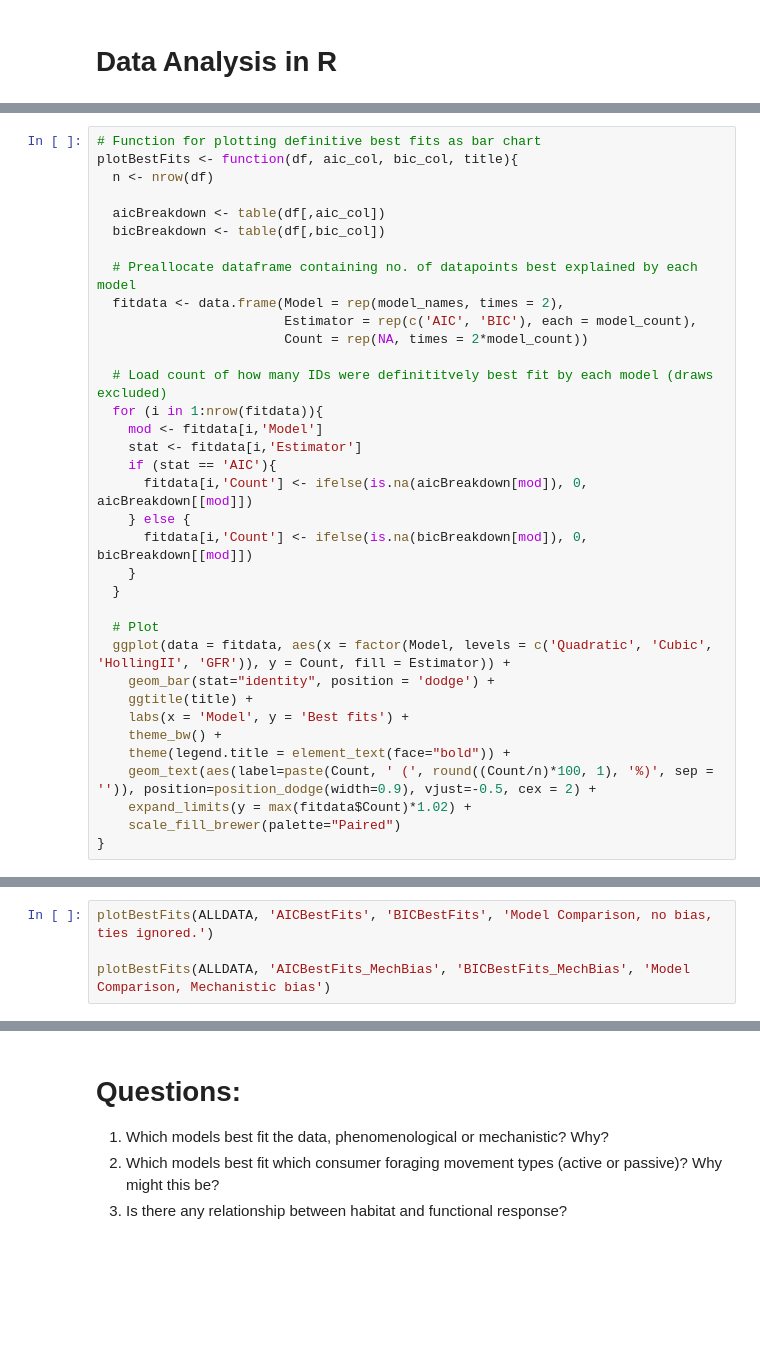
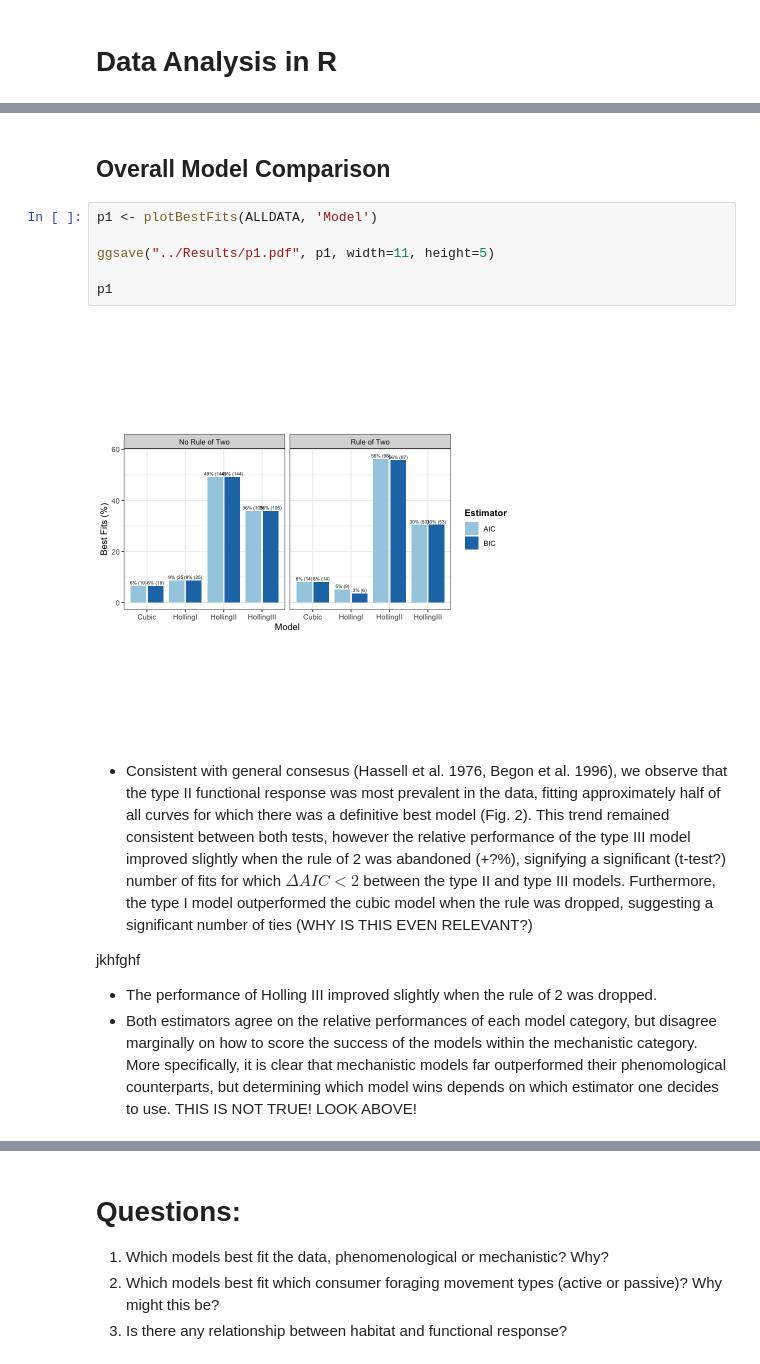
Before and after one commit to ldswaby/CMEECourseWork, a Jupyter notebook: MiniProject/Notes/Data_Analysis_in_R.ipynb, the cells around one changed output, grey strips where cells are left out. Saved outputs shown, nothing was run; the diff lists cells and outputs as text; blank space fills up the shorter version.

```diff
--- a/MiniProject/Notes/Data_Analysis_in_R.ipynb
+++ b/MiniProject/Notes/Data_Analysis_in_R.ipynb
@@ -92,35 +257,0 @@ ALLDATA <- right_join(metadata, statsWithFits, by = "ID") # create df of all rel
-# %%
-# Function for plotting definitive best fits as bar chart
-plotBestFits <- function(df, aic_col, bic_col, title){
-  n <- nrow(df)
-
-  aicBreakdown <- table(df[,aic_col])
-  bicBreakdown <- table(df[,bic_col])
-
-  # Preallocate dataframe containing no. of datapoints best explained by each model
-  fitdata <- data.frame(Model = rep(model_names, times = 2),
-                        Estimator = rep(c('AIC', 'BIC'), each = model_count),
-                        Count = rep(NA, times = 2*model_count))
-
-  # Load count of how many IDs were definititvely best fit by each model (draws excluded)
-  for (i in 1:nrow(fitdata)){
-    mod <- fitdata[i,'Model']
-    stat <- fitdata[i,'Estimator']
-    if (stat == 'AIC'){
-      fitdata[i,'Count'] <- ifelse(is.na(aicBreakdown[mod]), 0, aicBreakdown[[mod]])
-    } else {
-      fitdata[i,'Count'] <- ifelse(is.na(bicBreakdown[mod]), 0, bicBreakdown[[mod]])
-    }
-  }
-
-  # Plot
-  ggplot(data = fitdata, aes(x = factor(Model, levels = c('Quadratic', 'Cubic', 'HollingII', 'GFR')), y = Count, fill = Estimator)) +
-    geom_bar(stat="identity", position = 'dodge') +
-    ggtitle(title) +
-    labs(x = 'Model', y = 'Best fits') +
-    theme_bw() +
-    theme(legend.title = element_text(face="bold")) +
-    geom_text(aes(label=paste(Count, ' (', round((Count/n)*100, 1), '%)', sep = '')), position=position_dodge(width=0.9), vjust=-0.5, cex = 2) +
-    expand_limits(y = max(fitdata$Count)*1.02) +
-    scale_fill_brewer(palette="Paired")
-}
@@ -262,4 +257,0 @@ A data.frame: 293 × 23
-# %%
-plotBestFits(ALLDATA, 'AICBestFits', 'BICBestFits', 'Model Comparison, no bias, ties ignored.')
-
-plotBestFits(ALLDATA, 'AICBestFits_MechBias', 'BICBestFits_MechBias', 'Model Comparison, Mechanistic bias')
@@ -269,3 +326,19 @@ plotBestFits(ALLDATA, 'AICBestFits_MechBias', 'BICBestFits_MechBias', 'Model Com
+# %% [markdown]
+## Overall Model Comparison
+# %%
+p1 <- plotBestFits(ALLDATA, 'Model')
+
+ggsave("../Results/p1.pdf", p1, width=11, height=5)
+
+p1
+# %% [output]
+[figure, added]
+# %% [markdown]
+* Consistent with general consesus (Hassell et al. 1976, Begon et al. 1996), we observe that the type II functional response was most prevalent in the data, fitting approximately half of all curves for which there was a definitive best model (Fig. 2). This trend remained consistent between both tests, however the relative performance of the type III model improved slightly when the rule of 2 was abandoned (+?%), signifying a significant (t-test?) number of fits for which $\Delta{AIC}<2$ between the type II and type III models. Furthermore, the type I model outperformed the cubic model when the rule was dropped, suggesting a significant number of ties (WHY IS THIS EVEN RELEVANT?)
+
+jkhfghf
+* The performance of Holling III improved slightly when the rule of 2 was dropped.
+* Both estimators agree on the relative performances of each model category, but disagree marginally on how to score the success of the models within the mechanistic category. More specifically, it is clear that mechanistic models far outperformed their phenomological counterparts, but determining which model wins depends on which estimator one decides to use. THIS IS NOT TRUE! LOOK ABOVE!
 # %% [markdown]
 ### Add column for winning model overall? Or just choose a measure to go by?
 
```
Also changed, not shown: parts of 72 cells of this notebook, 4 other files.
